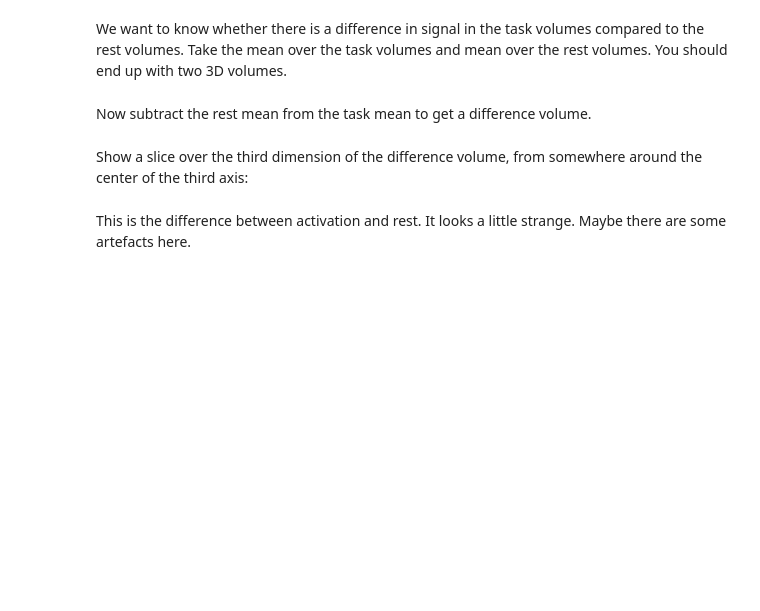
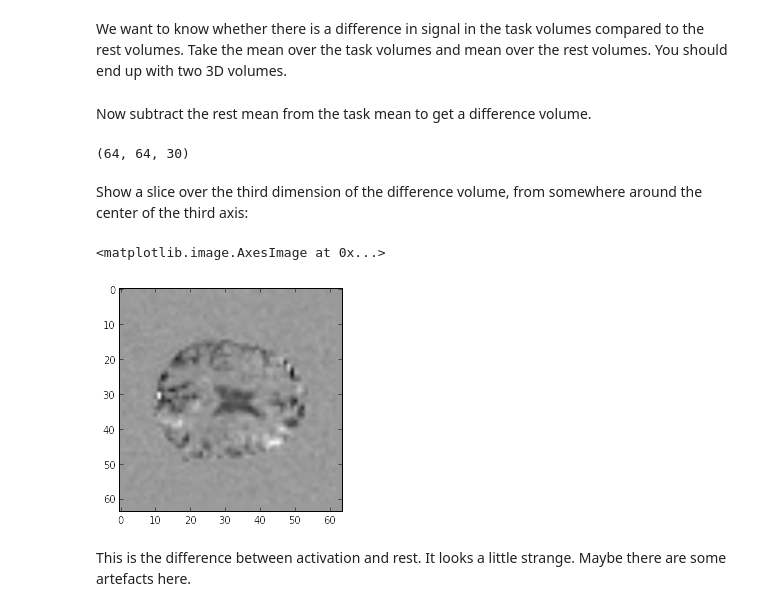
Before and after one commit to practical-neuroimaging/pna2015, a Jupyter notebook: day4/first_statistics.ipynb, the cells around one changed output. Saved outputs shown, nothing was run; the diff lists cells and outputs as text; code cells hidden in the pictures; blank space fills up the shorter version.

```diff
--- a/day4/first_statistics.ipynb
+++ b/day4/first_statistics.ipynb
@@ -108,10 +183,18 @@ We want to know whether there is a difference in signal in the task volumes comp
 Now subtract the rest mean from the task mean to get a difference volume.
 # %%
 # Create a difference volume
+diffvol = taskvol.mean(axis=3) - restvol.mean(axis=3)
+diffvol.shape
+# %% [output]
+(64, 64, 30)
 # %% [markdown]
 Show a slice over the third dimension of the difference volume, from somewhere around the center of the third axis:
 # %%
 # Show a slice over the third dimension
+plt.imshow(diffvol[:,:,15],cmap='gray')
+# %% [output]
+<matplotlib.image.AxesImage at 0x...>
+[figure, added]
 # %% [markdown]
 This is the difference between activation and rest.  It looks a little strange.  Maybe there are some artefacts here.
 # %% [markdown]
```
Also changed, not shown: parts of 17 cells of this notebook.
